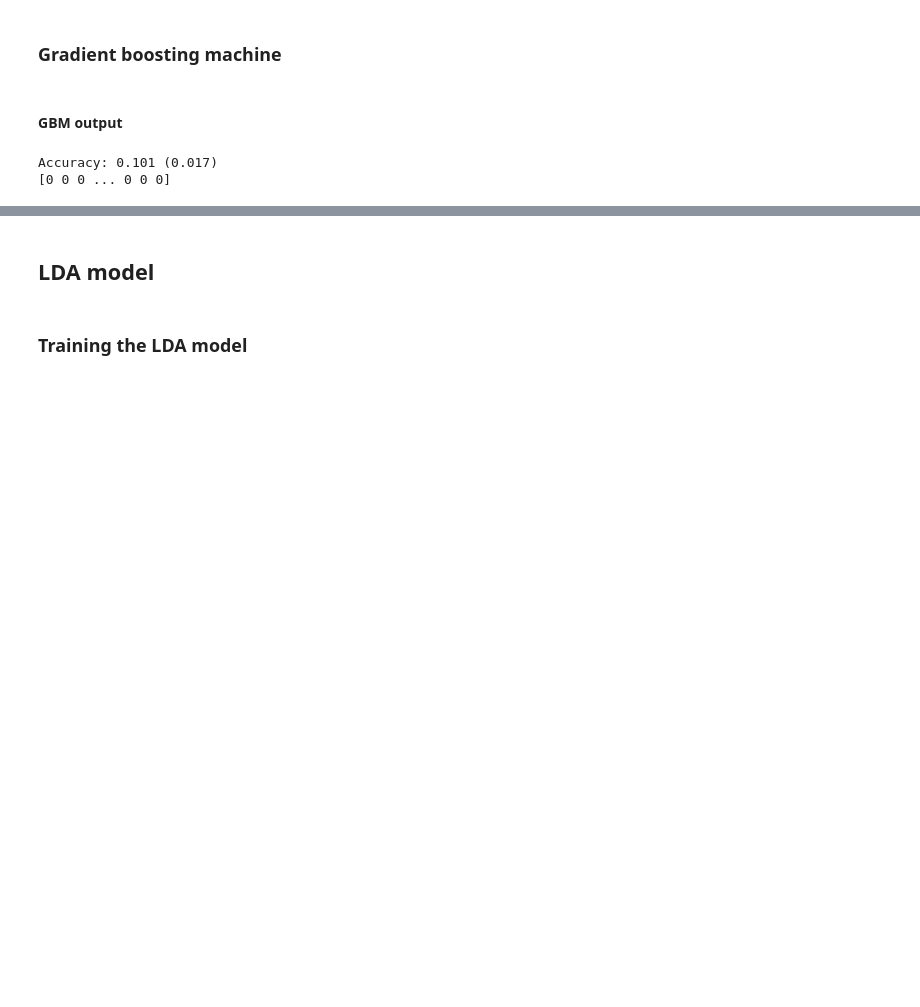
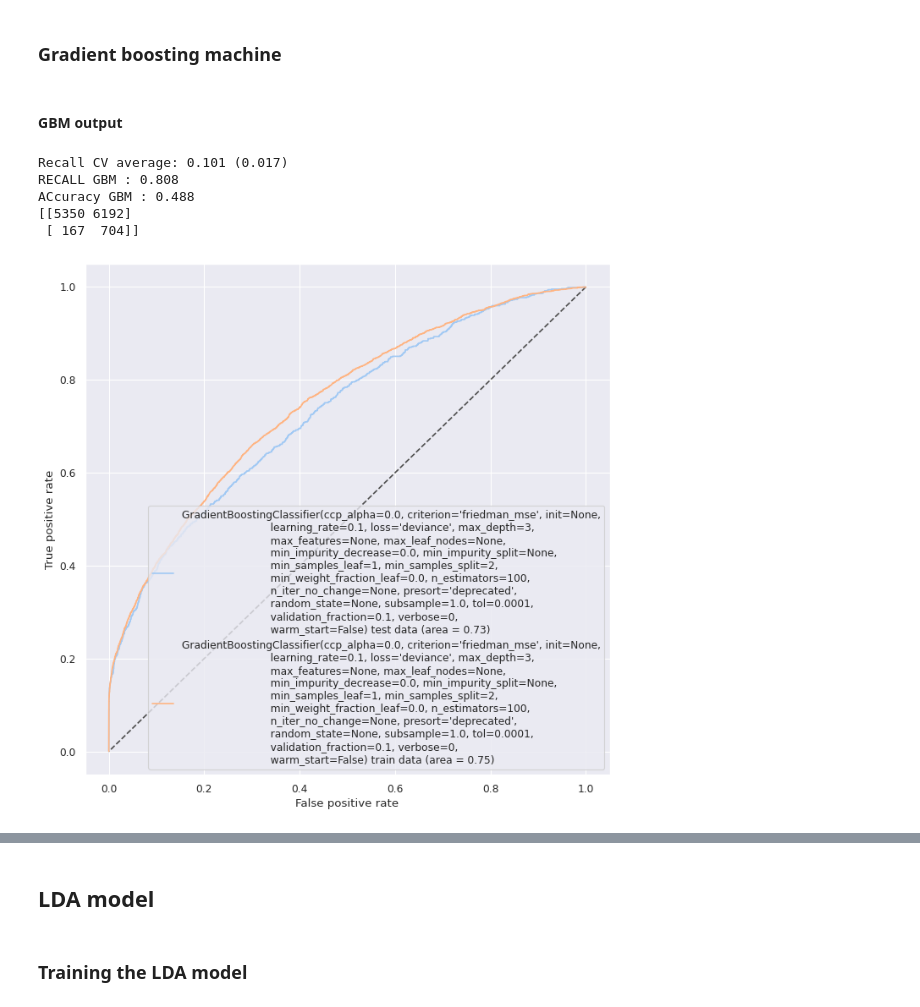
Before and after one commit to sondreid/BAN427, a Jupyter notebook: ban427_google.ipynb, the cells around one changed output, grey strips where cells are left out. Cells and saved outputs as stored; diff of their text form; code cells hidden in the pictures; blank space fills up the shorter version.

```diff
--- a/ban427_google.ipynb
+++ b/ban427_google.ipynb
@@ -613,14 +618,29 @@ cv = RepeatedStratifiedKFold(n_splits=10, n_repeats=3, random_state=1)
 n_scores = cross_val_score(gbm_fc, xtrain_fc, ytrain_fc, scoring='recall', cv=cv, n_jobs=-1, error_score='raise')
 # %% [markdown]
 #### GBM output
-# %%
-
-
-print('Accuracy: %.3f (%.3f)' % (mean(n_scores), std(n_scores)))
-
-
-ypred_gbm_fc = gbm_fc.predict(xtest_fc)
-print(ypred_gbm_fc)
-# %% [output]
-Accuracy: 0.101 (0.017)
-[0 0 0 ... 0 0 0]
+# %%
+
+
+print('Recall CV average: %.3f (%.3f)' % (mean(n_scores), std(n_scores)))
+
+
+ypred_gbm_fc = (gbm_fc.predict_proba(xtest_fc)[:,1]  >= 0.05).astype(bool)
+print('RECALL GBM : %.3f' % recall_score(ytest_fc, ypred_gbm_fc))
+print('Accuracy GBM : %.3f' % accuracy_score(ytest_fc, ypred_gbm_fc))
+
+
+### Confusion matrix
+cm_gbm_fc = confusion_matrix(ytest_fc, ypred_gbm_fc)
+print(cm_gbm_fc)
+
+
+## GBM roc
+
+roc(ytrain_fc, xtrain_fc, ytest_fc, xtest_fc, gbm_fc)
+# %% [output]
+Recall CV average: 0.101 (0.017)
+RECALL GBM : 0.808
+ACcuracy GBM : 0.488
+[[5350 6192]
+ [ 167  704]]
+[figure, added]
```
Also changed, not shown: parts of 11 cells of this notebook.
